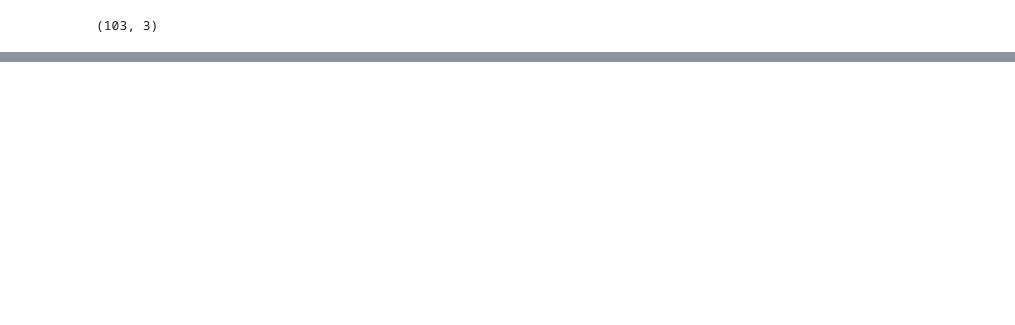
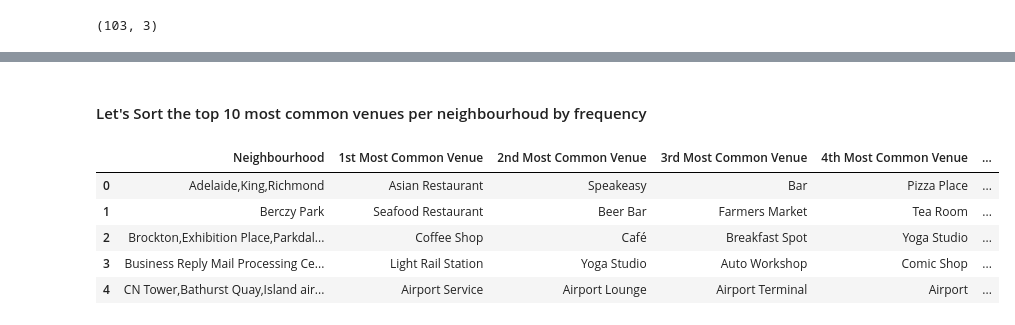
Before and after one commit to FoamScience/Coursera_Capstone, a Jupyter notebook: capstone_project.ipynb, the cells around one changed output, grey strips where cells are left out. Cells and saved outputs as stored; diff of their text form; code cells hidden in the pictures; blank space fills up the shorter version.

```diff
--- a/capstone_project.ipynb
+++ b/capstone_project.ipynb
@@ -101,0 +286,37 @@ table.shape
+# %% [markdown]
+#### Let's Sort the top 10 most common venues per neighbourhoud by frequency
+# %%
+tor_grouped = tor_onehot.groupby('Neighbourhood').mean().reset_index()
+num_top_venues = 10
+
+def return_most_common_venues(row, num_top_venues):
+    row_categories = row.iloc[1:]
+    row_categories_sorted = row_categories.sort_values(ascending=False)
+
+    return row_categories_sorted.index.values[0:num_top_venues]
+
+indicators = ['st', 'nd', 'rd']
+
+# create columns according to number of top venues
+columns = ['Neighbourhood']
+for ind in np.arange(num_top_venues):
+    try:
+        columns.append('{}{} Most Common Venue'.format(ind+1, indicators[ind]))
+    except:
+        columns.append('{}th Most Common Venue'.format(ind+1))
+
+# create a new dataframe
+neighborhoods_venues_sorted = pd.DataFrame(columns=columns)
+neighborhoods_venues_sorted['Neighbourhood'] = tor_grouped['Neighbourhood']
+
+for ind in np.arange(tor_grouped.shape[0]):
+    neighborhoods_venues_sorted.iloc[ind, 1:] = return_most_common_venues(tor_grouped.iloc[ind, :], num_top_venues)
+
+neighborhoods_venues_sorted.head()
+# %% [output]
+|  | Neighbourhood | 1st Most Common Venue | 2nd Most Common Venue | 3rd Most Common Venue | 4th Most Common Venue | ... |
+| 0 | Adelaide,King,Richmond | Asian Restaurant | Speakeasy | Bar | Pizza Place | ... |
+| 1 | Berczy Park | Seafood Restaurant | Beer Bar | Farmers Market | Tea Room | ... |
+| 2 | Brockton,Exhibition Place,Parkdal... | Coffee Shop | Café | Breakfast Spot | Yoga Studio | ... |
+| 3 | Business Reply Mail Processing Ce... | Light Rail Station | Yoga Studio | Auto Workshop | Comic Shop | ... |
+| 4 | CN Tower,Bathurst Quay,Island air... | Airport Service | Airport Lounge | Airport Terminal | Airport | ... |
```
Also changed, not shown: parts of 24 cells of this notebook.
